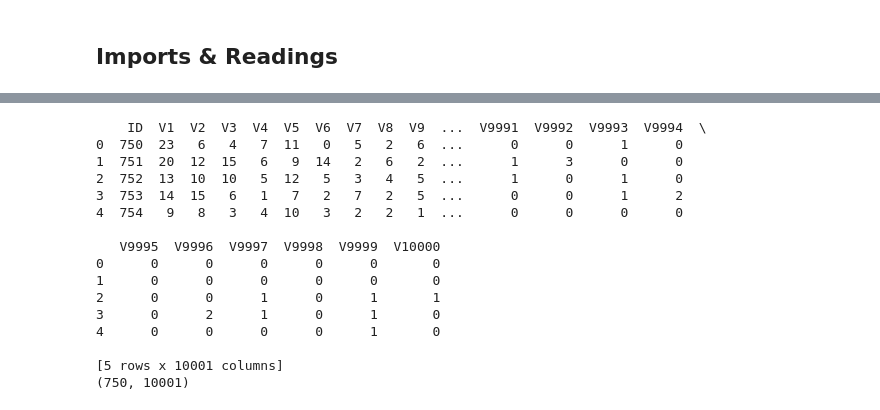
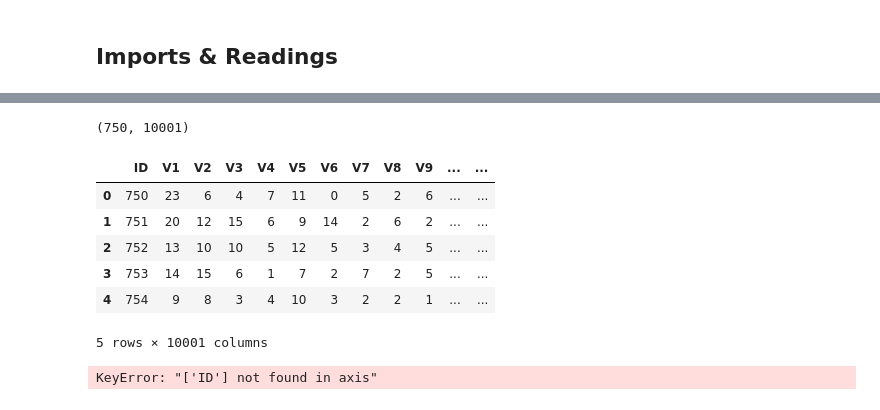
Before and after one commit to paulhoenes/ml_ss24, a Jupyter notebook: Amazon_reviews.ipynb, the cells around one changed output, grey strips where cells are left out. Drawn from its saved outputs; the diff is of its cells as text; code cells hidden in the pictures.

```diff
--- a/Amazon_reviews.ipynb
+++ b/Amazon_reviews.ipynb
@@ -16,22 +32,18 @@ amazon_test = pd.read_csv('datasets/review_test.csv')
+# %%
+print(amazon_test.shape)
+
+amazon_test.head()
+# %% [output]
+(750, 10001)
+|  | ID | V1 | V2 | V3 | V4 | V5 | V6 | V7 | V8 | V9 | ... | ... |
+| 0 | 750 | 23 | 6 | 4 | 7 | 11 | 0 | 5 | 2 | 6 | ... | ... |
+| 1 | 751 | 20 | 12 | 15 | 6 | 9 | 14 | 2 | 6 | 2 | ... | ... |
+| 2 | 752 | 13 | 10 | 10 | 5 | 12 | 5 | 3 | 4 | 5 | ... | ... |
+| 3 | 753 | 14 | 15 | 6 | 1 | 7 | 2 | 7 | 2 | 5 | ... | ... |
+| 4 | 754 | 9 | 8 | 3 | 4 | 10 | 3 | 2 | 2 | 1 | ... | ... |
+5 rows × 10001 columns
 # %%
-#display(amazon_train)
-#amazon_train.head()
-print(amazon_test.head())
-print(amazon_test.shape)
+amazon_train.drop(['ID'], axis=1, inplace=True)
+amazon_train.isna().sum().sum()
 # %% [output]
-    ID  V1  V2  V3  V4  V5  V6  V7  V8  V9  ...  V9991  V9992  V9993  V9994  \
-0  750  23   6   4   7  11   0   5   2   6  ...      0      0      1      0
-1  751  20  12  15   6   9  14   2   6   2  ...      1      3      0      0
-2  752  13  10  10   5  12   5   3   4   5  ...      1      0      1      0
-3  753  14  15   6   1   7   2   7   2   5  ...      0      0      1      2
-4  754   9   8   3   4  10   3   2   2   1  ...      0      0      0      0
-
-   V9995  V9996  V9997  V9998  V9999  V10000
-0      0      0      0      0      0       0
-1      0      0      0      0      0       0
-2      0      0      1      0      1       1
-3      0      2      1      0      1       0
-4      0      0      0      0      1       0
-
-[5 rows x 10001 columns]
-(750, 10001)
+KeyError: "['ID'] not found in axis"
```
Also changed, not shown: parts of 24 cells of this notebook.
